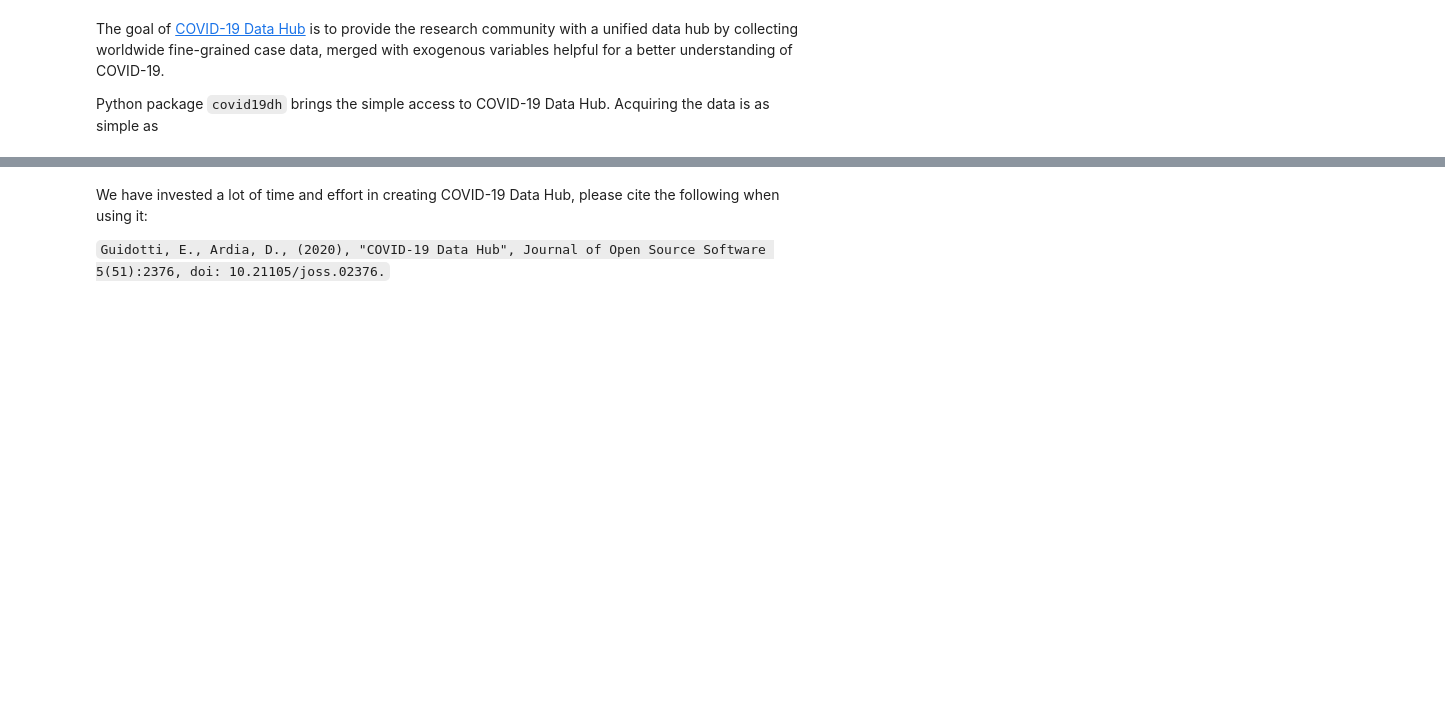
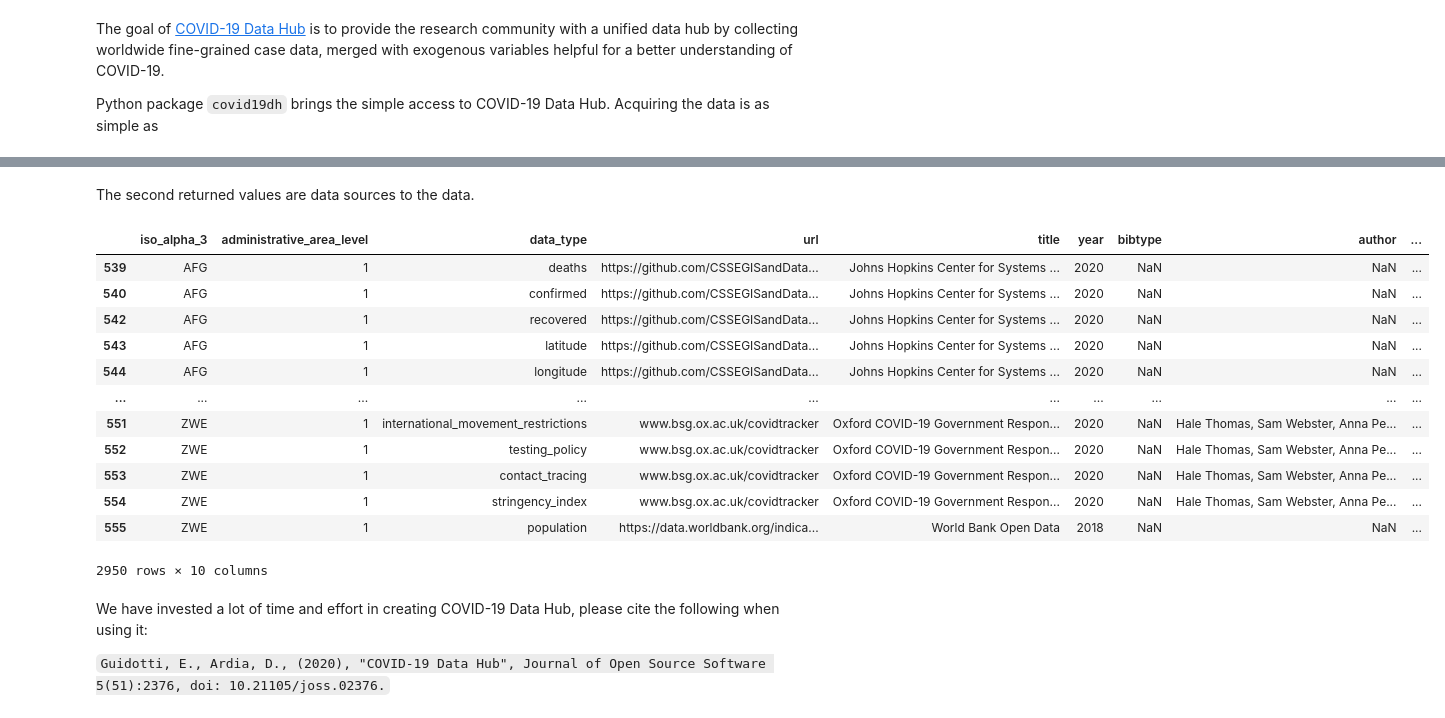
Before and after one commit to covid19datahub/Python, a Jupyter notebook: doc/presentation.ipynb, the cells around one changed output, grey strips where cells are left out. Saved outputs shown, nothing was run; the diff lists cells and outputs as text; code cells hidden in the pictures; blank space fills up the shorter version.

```diff
--- a/doc/presentation.ipynb
+++ b/doc/presentation.ipynb
@@ -29,3 +29,21 @@ x
+# %% [markdown]
+The second returned values are data sources to the data.
+# %%
+src
+# %% [output]
+|  | iso_alpha_3 | administrative_area_level | data_type | url | title | year | bibtype | author | ... |
+| 539 | AFG | 1 | deaths | https://github.com/CSSEGISandData... | Johns Hopkins Center for Systems ... | 2020 | NaN | NaN | ... |
+| 540 | AFG | 1 | confirmed | https://github.com/CSSEGISandData... | Johns Hopkins Center for Systems ... | 2020 | NaN | NaN | ... |
+| 542 | AFG | 1 | recovered | https://github.com/CSSEGISandData... | Johns Hopkins Center for Systems ... | 2020 | NaN | NaN | ... |
+| 543 | AFG | 1 | latitude | https://github.com/CSSEGISandData... | Johns Hopkins Center for Systems ... | 2020 | NaN | NaN | ... |
+| 544 | AFG | 1 | longitude | https://github.com/CSSEGISandData... | Johns Hopkins Center for Systems ... | 2020 | NaN | NaN | ... |
+| ... | ... | ... | ... | ... | ... | ... | ... | ... | ... |
+| 551 | ZWE | 1 | international_movement_restrictions | www.bsg.ox.ac.uk/covidtracker | Oxford COVID-19 Government Respon... | 2020 | NaN | Hale Thomas, Sam Webster, Anna Pe... | ... |
+| 552 | ZWE | 1 | testing_policy | www.bsg.ox.ac.uk/covidtracker | Oxford COVID-19 Government Respon... | 2020 | NaN | Hale Thomas, Sam Webster, Anna Pe... | ... |
+| 553 | ZWE | 1 | contact_tracing | www.bsg.ox.ac.uk/covidtracker | Oxford COVID-19 Government Respon... | 2020 | NaN | Hale Thomas, Sam Webster, Anna Pe... | ... |
+| 554 | ZWE | 1 | stringency_index | www.bsg.ox.ac.uk/covidtracker | Oxford COVID-19 Government Respon... | 2020 | NaN | Hale Thomas, Sam Webster, Anna Pe... | ... |
+| 555 | ZWE | 1 | population | https://data.worldbank.org/indica... | World Bank Open Data | 2018 | NaN | NaN | ... |
+2950 rows × 10 columns
 # %% [markdown]
 We have invested a lot of time and effort in creating COVID-19 Data Hub, please cite the following when using it:
 
```
Also changed, not shown: parts of 7 cells of this notebook, 1 other file.
